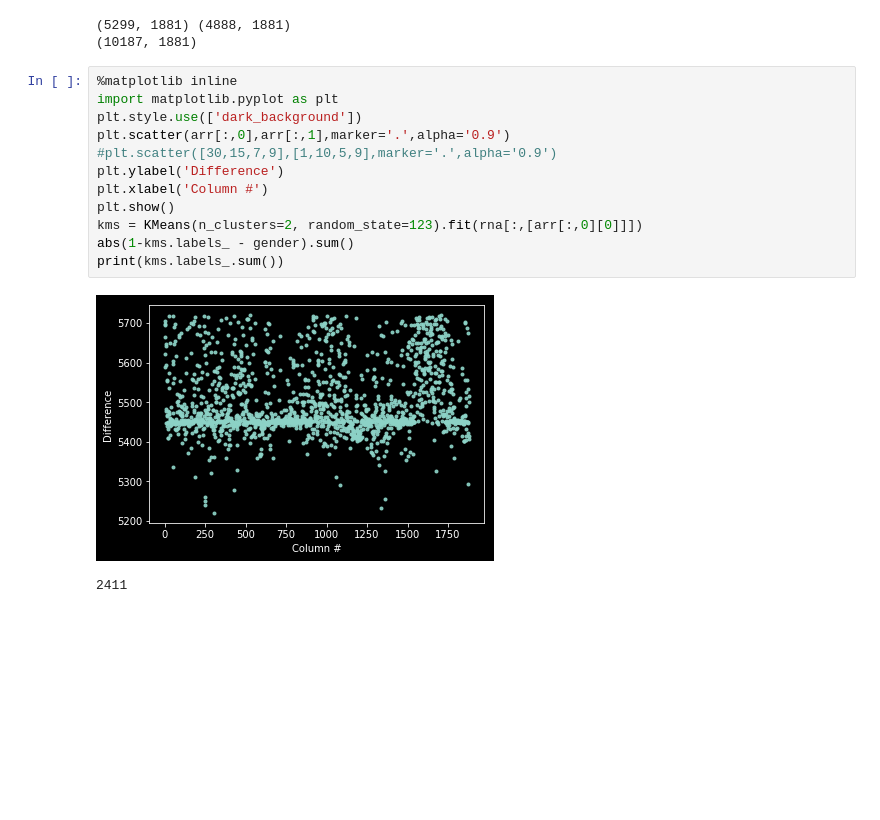
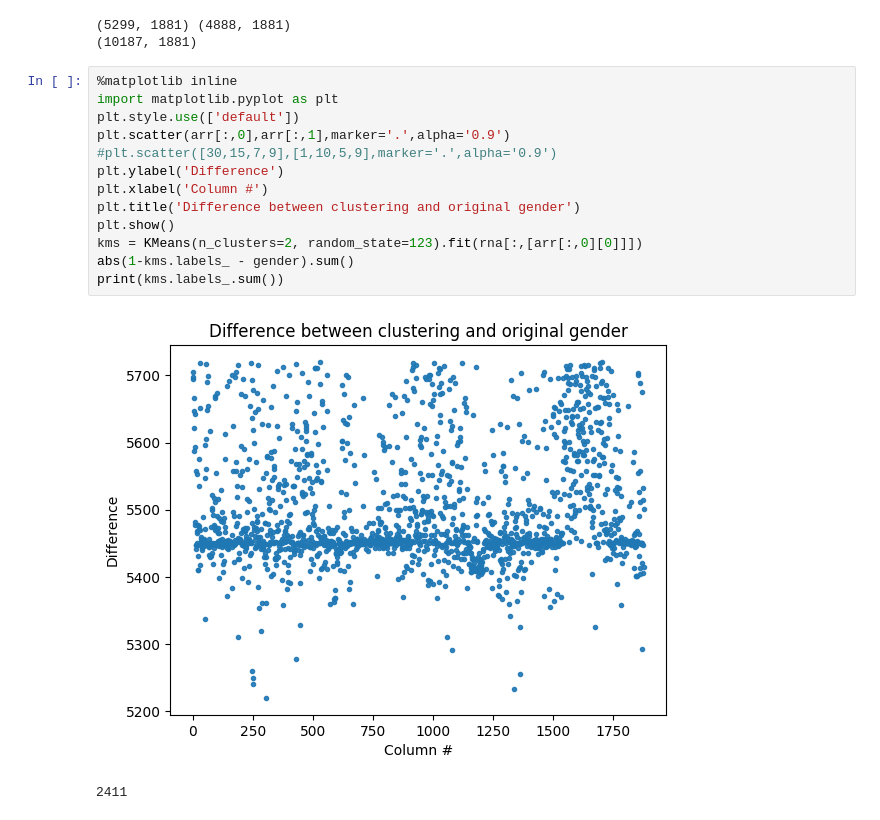
Before and after one commit to uscwy/ee542lab10, a Jupyter notebook: src/correlation.ipynb, the cells around one changed output. Drawn from its saved outputs; the diff is of its cells as text; blank space fills up the shorter version.

```diff
--- a/src/correlation.ipynb
+++ b/src/correlation.ipynb
@@ -80,17 +78,18 @@ X_data2=X_data.astype("float32")
 # %%
 %matplotlib inline
 import matplotlib.pyplot as plt
-plt.style.use(['dark_background'])
+plt.style.use(['default'])
 plt.scatter(arr[:,0],arr[:,1],marker='.',alpha='0.9')
 #plt.scatter([30,15,7,9],[1,10,5,9],marker='.',alpha='0.9')
 plt.ylabel('Difference')
 plt.xlabel('Column #')
+plt.title('Difference between clustering and original gender')
 plt.show()
 kms = KMeans(n_clusters=2, random_state=123).fit(rna[:,[arr[:,0][0]]])
 abs(1-kms.labels_ - gender).sum()
 print(kms.labels_.sum())
 # %% [output]
-[figure, old version]
+[figure, new version]
 2411
 # %%
 %matplotlib inline
```
Also changed, not shown: parts of 5 cells of this notebook.
